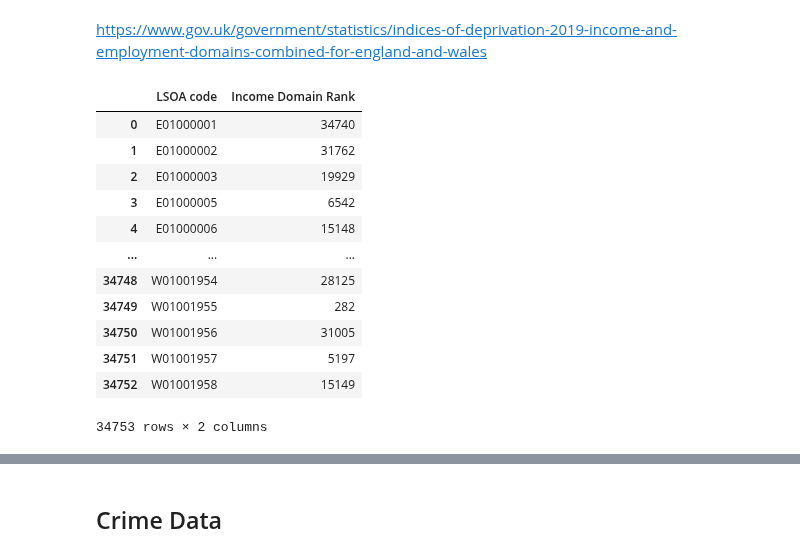
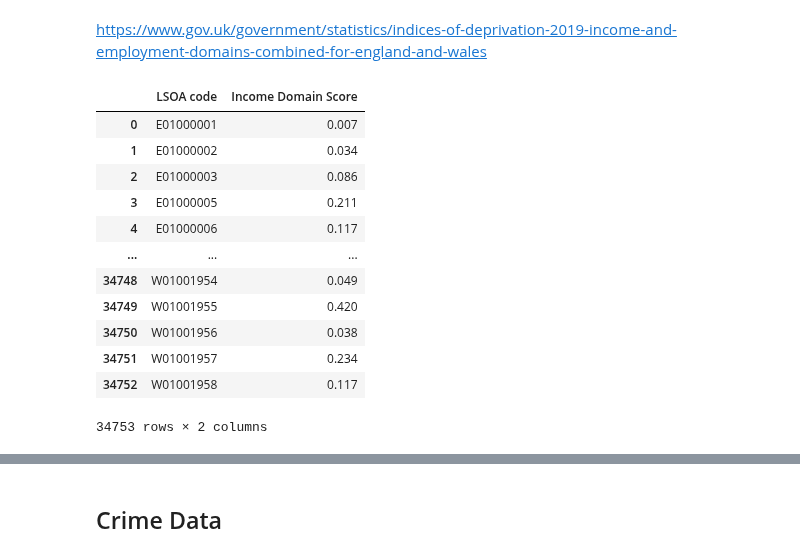
Before and after one commit to KofiBartonByfield/Dissertation, a Jupyter notebook: Code/Data Collection/create_csv.ipynb, the cells around one changed output, grey strips where cells are left out. Cells and saved outputs as stored; diff of their text form; code cells hidden in the pictures.

Commit message:
change rank to score

```diff
--- a/Code/Data Collection/create_csv.ipynb
+++ b/Code/Data Collection/create_csv.ipynb
@@ -280,29 +280,29 @@ https://www.gov.uk/government/statistics/indices-of-deprivation-2019-income-and-
 # %%
 # read in the data (first sheet)
 LSOA_IDR = pd.read_excel('../../Data/LSOA_data/GOV/Income_domain_scores.ods',
               sheet_name=1,
               engine="odf",
               usecols=['LSOA Code (2011)',
-                       'Income Domain Rank (where 1 is most deprived)'])
+                       'Income Domain Score'])
 
 # only use
-LSOA_IDR = LSOA_IDR[['LSOA Code (2011)', 'Income Domain Rank (where 1 is most deprived)']]
-LSOA_IDR.columns = ['LSOA code', 'Income Domain Rank']
+LSOA_IDR = LSOA_IDR[['LSOA Code (2011)', 'Income Domain Score']]
+LSOA_IDR.columns = ['LSOA code', 'Income Domain Score']
 
 LSOA_IDR
 # %% [output]
-|  | LSOA code | Income Domain Rank |
-| 0 | E01000001 | 34740 |
-| 1 | E01000002 | 31762 |
-| 2 | E01000003 | 19929 |
-| 3 | E01000005 | 6542 |
-| 4 | E01000006 | 15148 |
+|  | LSOA code | Income Domain Score |
+| 0 | E01000001 | 0.007 |
+| 1 | E01000002 | 0.034 |
+| 2 | E01000003 | 0.086 |
+| 3 | E01000005 | 0.211 |
+| 4 | E01000006 | 0.117 |
 | ... | ... | ... |
-| 34748 | W01001954 | 28125 |
-| 34749 | W01001955 | 282 |
-| 34750 | W01001956 | 31005 |
-| 34751 | W01001957 | 5197 |
-| 34752 | W01001958 | 15149 |
+| 34748 | W01001954 | 0.049 |
+| 34749 | W01001955 | 0.420 |
+| 34750 | W01001956 | 0.038 |
+| 34751 | W01001957 | 0.234 |
+| 34752 | W01001958 | 0.117 |
 34753 rows × 2 columns
 # %%
 dataset = dataset.merge(LSOA_IDR, on='LSOA code', how='left')
```
Also changed, not shown: parts of 6 cells of this notebook, 2 other files.
